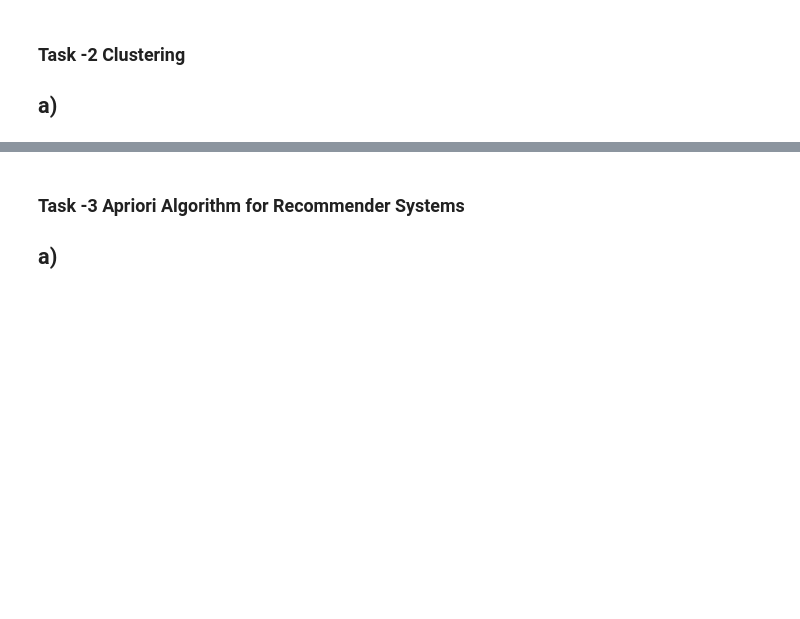
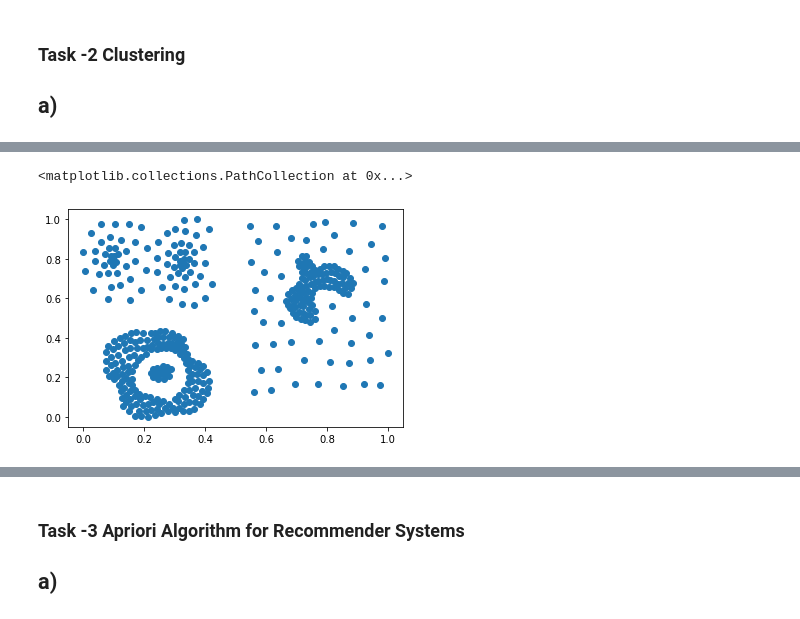
Before and after one commit to rafiqulislam21/pca_svd_clustring_and_apriori_algorithm_with_python, a Jupyter notebook: pca_svd_clustring_and_apriori_algorithm.ipynb, the cells around one changed output, grey strips where cells are left out. Drawn from its saved outputs; the diff is of its cells as text; code cells hidden in the pictures; blank space fills up the shorter version.

```diff
--- a/pca_svd_clustring_and_apriori_algorithm.ipynb
+++ b/pca_svd_clustring_and_apriori_algorithm.ipynb
@@ -145,0 +198,7 @@ Principal component analysis (PCA) can solve this problem. PCA is a technique fo
+# %%
+df2 = pd.read_csv (r'dataset2_noCluster6.csv')
+#scaling data
+scaler = MinMaxScaler()
+df2['Y'] = scaler.fit_transform(df2[["Y"]])
+df2['X'] = scaler.fit_transform(df2[["X"]])
+df2.head()
@@ -145,0 +212,6 @@ Principal component analysis (PCA) can solve this problem. PCA is a technique fo
+# %%
+#plot in scatter plot
+plt.scatter(df2['X'], df2['Y'])
+# %% [output]
+<matplotlib.collections.PathCollection at 0x...>
+[figure, added]
```
Also changed, not shown: parts of 8 cells of this notebook.
